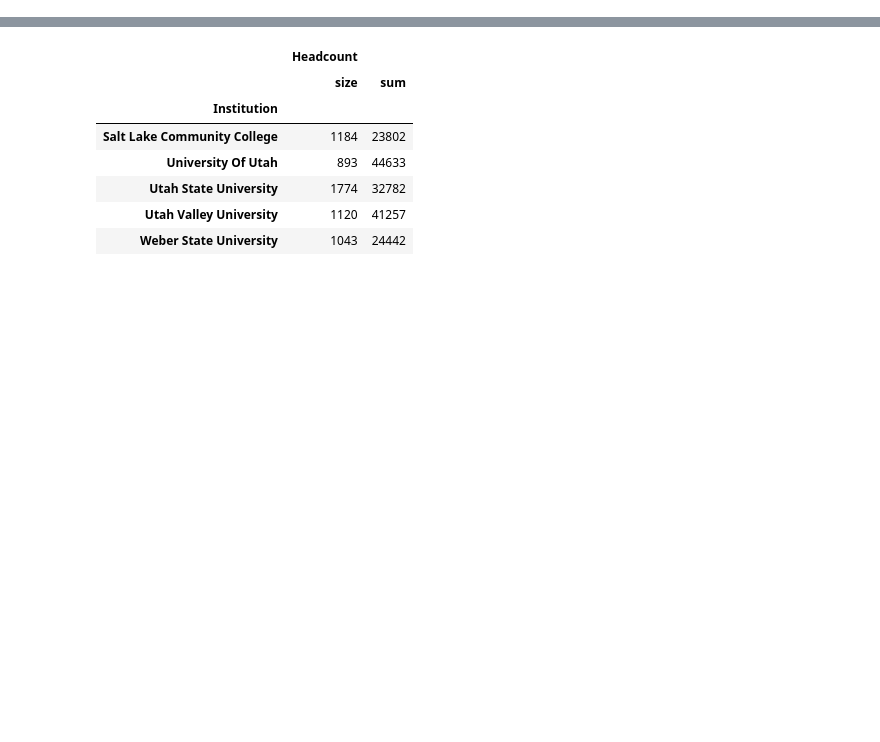
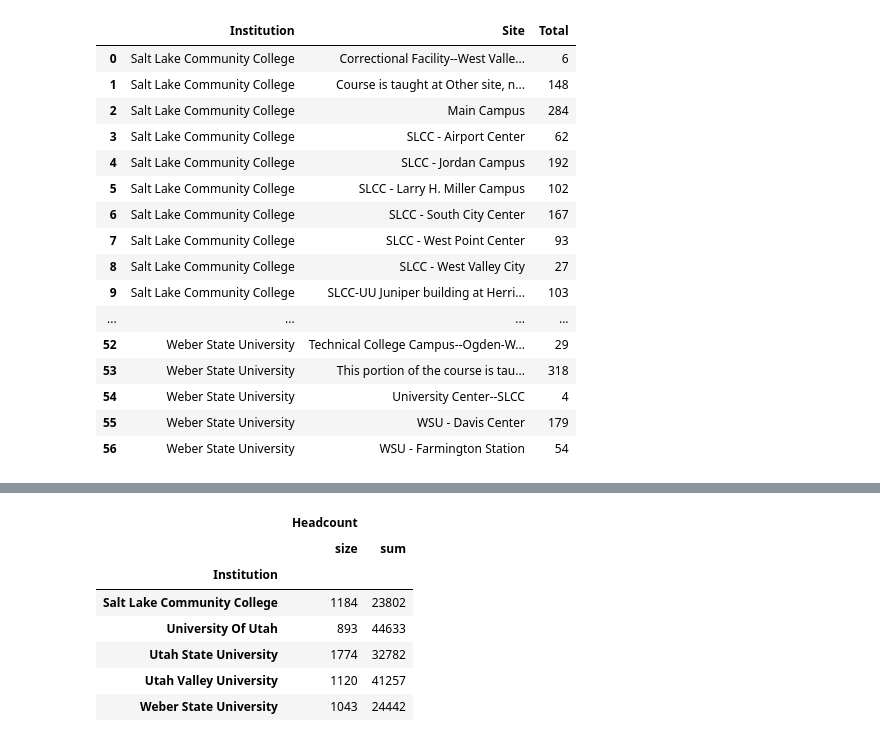
Before and after one commit to WFRCAnalytics/TDM-INP-College-Enrollment, a Jupyter notebook: 2-Public Enrollment Data 2020 by Zip Code.ipynb, the cells around one changed output, grey strips where cells are left out. Drawn from its saved outputs; the diff is of its cells as text; code cells hidden in the pictures; blank space fills up the shorter version.

```diff
--- a/2-Public Enrollment Data 2020 by Zip Code.ipynb
+++ b/2-Public Enrollment Data 2020 by Zip Code.ipynb
@@ -16 +37,21 @@ df_enrol = pd.read_csv(csv_enrol)
+# %%
+df_enroll.value_counts(["Institution", "Site"]).sort_index().reset_index(name="Total")
+# %% [output]
+|  | Institution | Site | Total |
+| 0 | Salt Lake Community College | Correctional Facility--West Valle... | 6 |
+| 1 | Salt Lake Community College | Course is taught at Other site, n... | 148 |
+| 2 | Salt Lake Community College | Main Campus | 284 |
+| 3 | Salt Lake Community College | SLCC - Airport Center | 62 |
+| 4 | Salt Lake Community College | SLCC - Jordan Campus | 192 |
+| 5 | Salt Lake Community College | SLCC - Larry H. Miller Campus | 102 |
+| 6 | Salt Lake Community College | SLCC - South City Center | 167 |
+| 7 | Salt Lake Community College | SLCC - West Point Center | 93 |
+| 8 | Salt Lake Community College | SLCC - West Valley City | 27 |
+| 9 | Salt Lake Community College | SLCC-UU Juniper building at Herri... | 103 |
+| ... | ... | ... | ... |
+| 52 | Weber State University | Technical College Campus--Ogden-W... | 29 |
+| 53 | Weber State University | This portion of the course is tau... | 318 |
+| 54 | Weber State University | University Center--SLCC | 4 |
+| 55 | Weber State University | WSU - Davis Center | 179 |
+| 56 | Weber State University | WSU - Farmington Station | 54 |
 # %%
```
Also changed, not shown: parts of 11 cells of this notebook, 5 other files.
